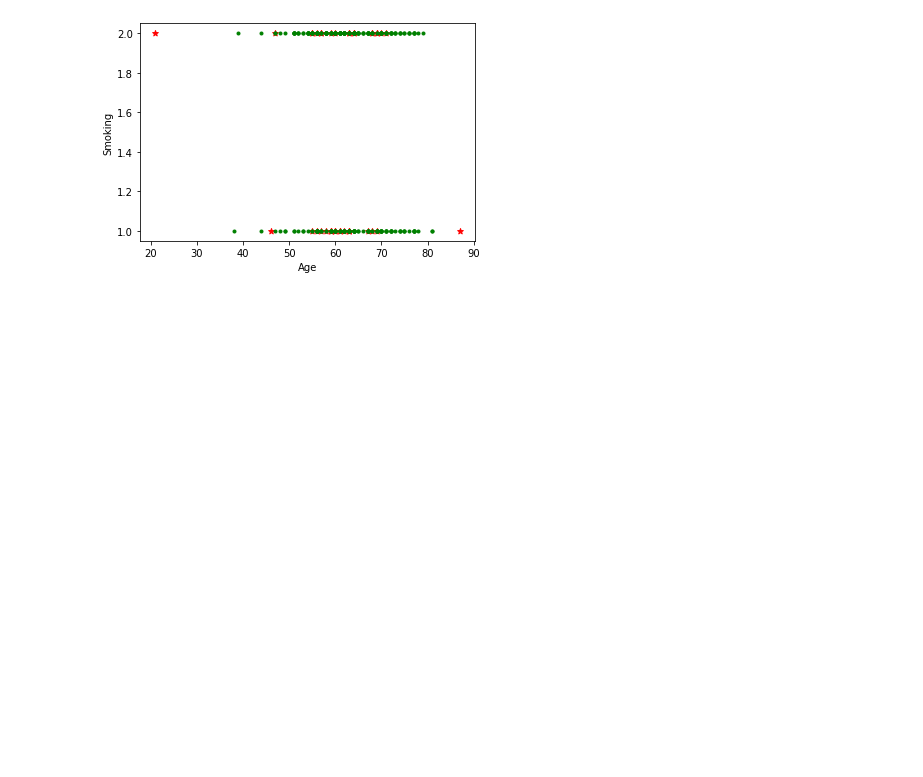
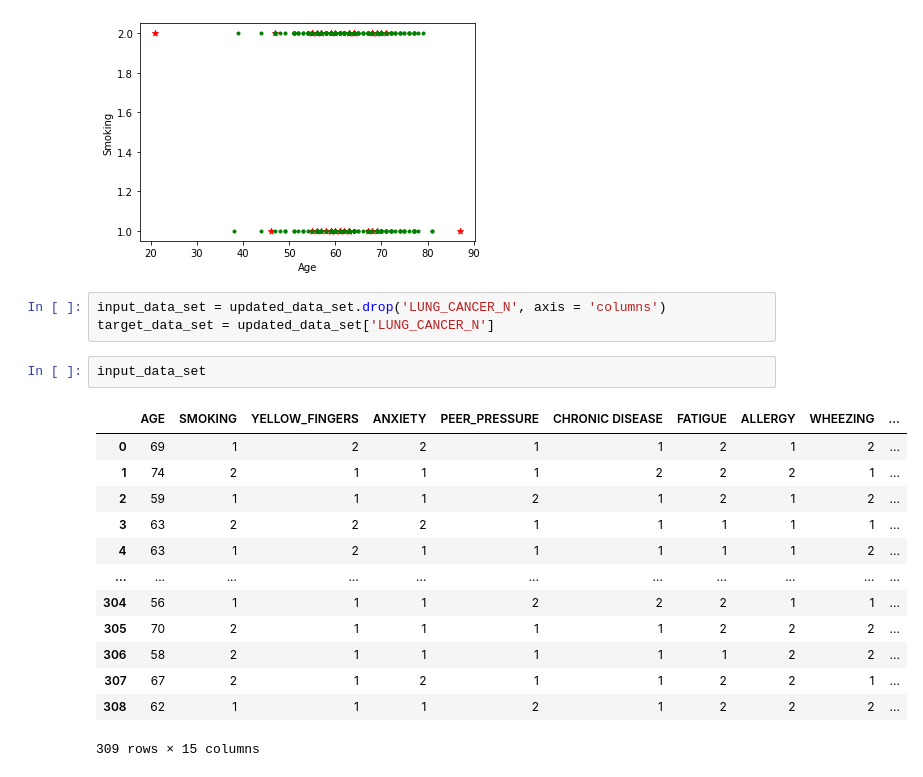
Before and after one commit to jayasith/ML_Assignment2_IT19070704_IT19079264_IT19076362_IT19041926, a Jupyter notebook: lung-cancer-prediction-random-forest.ipynb, the cells around one changed output. Cells and saved outputs as stored; diff of their text form; blank space fills up the shorter version.

```diff
--- a/lung-cancer-prediction-random-forest.ipynb
+++ b/lung-cancer-prediction-random-forest.ipynb
@@ -166,3 +166,22 @@ plt.scatter(lc1_data_set['AGE'],lc1_data_set['SMOKING'], color='green', marker='
 # %% [output]
 <matplotlib.collections.PathCollection at 0x...>
 [figure]
+# %%
+input_data_set = updated_data_set.drop('LUNG_CANCER_N', axis = 'columns')
+target_data_set = updated_data_set['LUNG_CANCER_N']
+# %%
+input_data_set
+# %% [output]
+|  | AGE | SMOKING | YELLOW_FINGERS | ANXIETY | PEER_PRESSURE | CHRONIC DISEASE | FATIGUE | ALLERGY | WHEEZING | ... |
+| 0 | 69 | 1 | 2 | 2 | 1 | 1 | 2 | 1 | 2 | ... |
+| 1 | 74 | 2 | 1 | 1 | 1 | 2 | 2 | 2 | 1 | ... |
+| 2 | 59 | 1 | 1 | 1 | 2 | 1 | 2 | 1 | 2 | ... |
+| 3 | 63 | 2 | 2 | 2 | 1 | 1 | 1 | 1 | 1 | ... |
+| 4 | 63 | 1 | 2 | 1 | 1 | 1 | 1 | 1 | 2 | ... |
+| ... | ... | ... | ... | ... | ... | ... | ... | ... | ... | ... |
+| 304 | 56 | 1 | 1 | 1 | 2 | 2 | 2 | 1 | 1 | ... |
+| 305 | 70 | 2 | 1 | 1 | 1 | 1 | 2 | 2 | 2 | ... |
+| 306 | 58 | 2 | 1 | 1 | 1 | 1 | 1 | 2 | 2 | ... |
+| 307 | 67 | 2 | 1 | 2 | 1 | 1 | 2 | 2 | 1 | ... |
+| 308 | 62 | 1 | 1 | 1 | 2 | 1 | 2 | 2 | 2 | ... |
+309 rows × 15 columns
```
Also changed, not shown: parts of 2 cells of this notebook.
